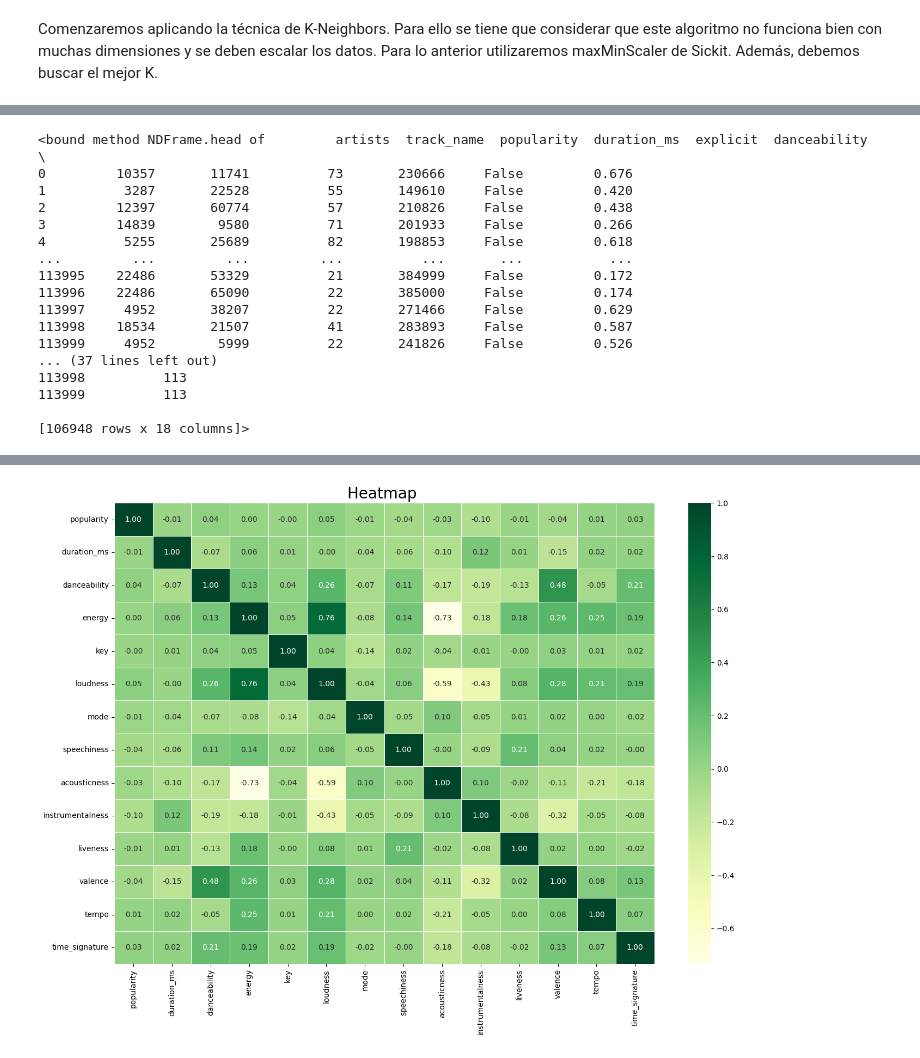
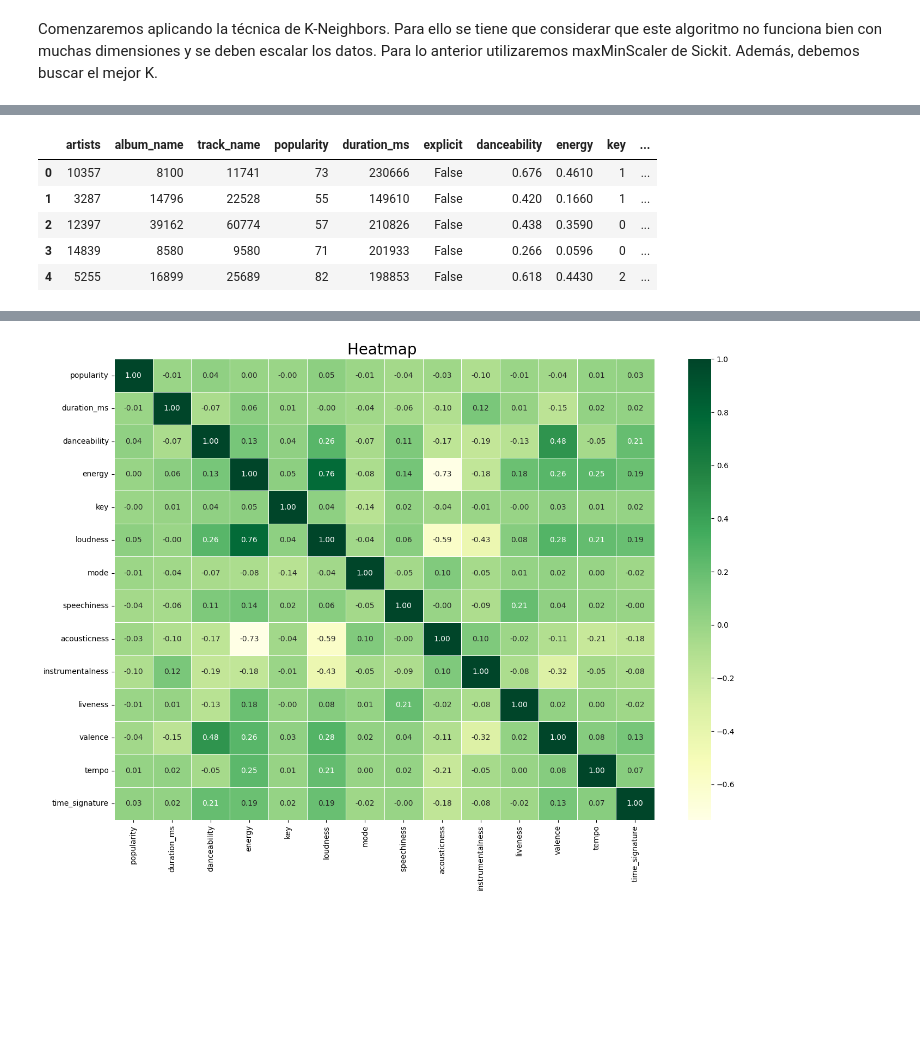
Before and after one commit to astromai/Proyecto-Mineria-de-Datos-CC5205, a Jupyter notebook: notebooks/pregunta_2.ipynb, the cells around one changed output, grey strips where cells are left out. Saved outputs shown, nothing was run; the diff lists cells and outputs as text; code cells hidden in the pictures; blank space fills up the shorter version.

```diff
--- a/notebooks/pregunta_2.ipynb
+++ b/notebooks/pregunta_2.ipynb
@@ -244,26 +229,15 @@ df_spotify_filtrado.drop(['genero_general'], axis = 1, inplace = True)
 # %%
 df_spotify_filtrado[cat_cols] = df_spotify_filtrado[cat_cols].apply(LabelEncoder().fit_transform)
 y = df_spotify_filtrado['genero_numeric']
 X=df_spotify_filtrado.drop(['genero_numeric'], axis = 1)
-X.head
+X.head()
 # %% [output]
-<bound method NDFrame.head of         artists  track_name  popularity  duration_ms  explicit  danceability  \
-0         10357       11741          73       230666     False         0.676
-1          3287       22528          55       149610     False         0.420
-2         12397       60774          57       210826     False         0.438
-3         14839        9580          71       201933     False         0.266
-4          5255       25689          82       198853     False         0.618
-...         ...         ...         ...          ...       ...           ...
-113995    22486       53329          21       384999     False         0.172
-113996    22486       65090          22       385000     False         0.174
-113997     4952       38207          22       271466     False         0.629
-113998    18534       21507          41       283893     False         0.587
-113999     4952        5999          22       241826     False         0.526
-... (37 lines left out)
-113998          113
-113999          113
-
-[106948 rows x 18 columns]>
+|  | artists | album_name | track_name | popularity | duration_ms | explicit | danceability | energy | key | ... |
+| 0 | 10357 | 8100 | 11741 | 73 | 230666 | False | 0.676 | 0.4610 | 1 | ... |
+| 1 | 3287 | 14796 | 22528 | 55 | 149610 | False | 0.420 | 0.1660 | 1 | ... |
+| 2 | 12397 | 39162 | 60774 | 57 | 210826 | False | 0.438 | 0.3590 | 0 | ... |
+| 3 | 14839 | 8580 | 9580 | 71 | 201933 | False | 0.266 | 0.0596 | 0 | ... |
+| 4 | 5255 | 16899 | 25689 | 82 | 198853 | False | 0.618 | 0.4430 | 2 | ... |
 # %%
 sc = StandardScaler()
 X_scaled=sc.fit_transform(X)
```
Also changed, not shown: parts of 25 cells of this notebook.
